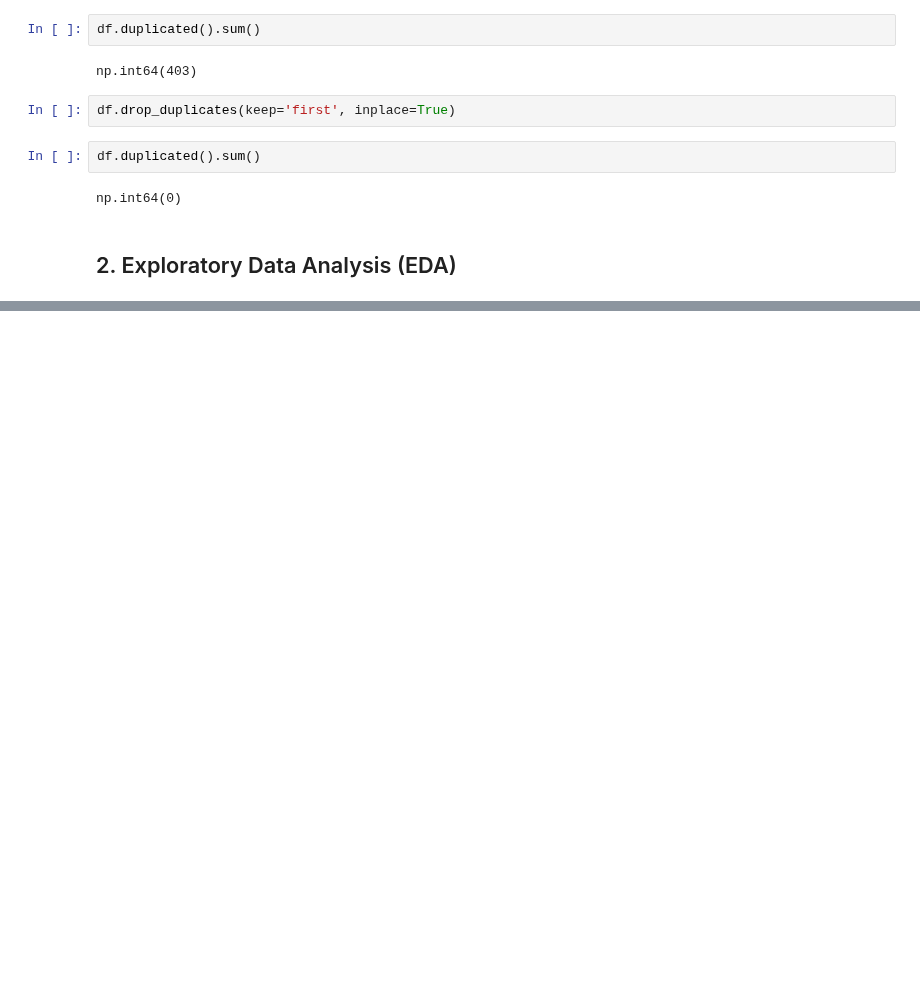
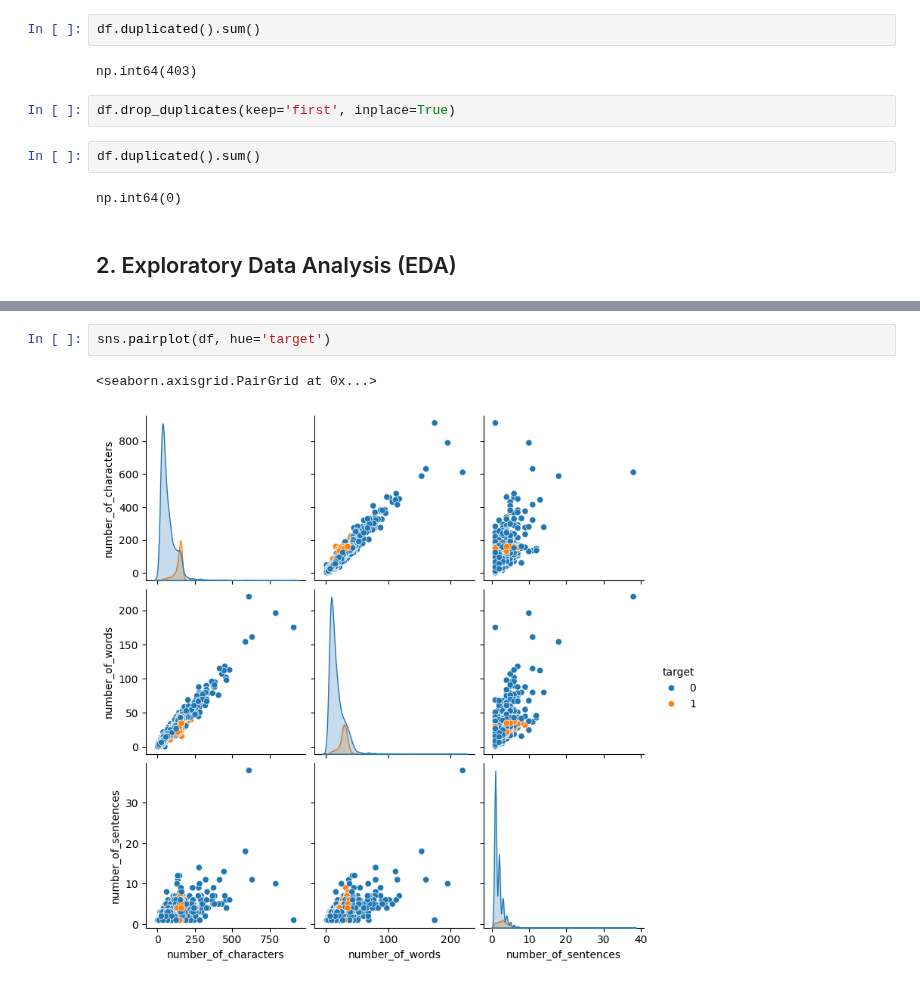
Before and after one commit to SakshiKhatiwada/Python, a Jupyter notebook: Spam-Filter/main.ipynb, the cells around one changed output, grey strips where cells are left out. Saved outputs shown, nothing was run; the diff lists cells and outputs as text; blank space fills up the shorter version.

```diff
--- a/Spam-Filter/main.ipynb
+++ b/Spam-Filter/main.ipynb
@@ -110,0 +222,5 @@ np.int64(0)
+# %%
+sns.pairplot(df, hue='target')
+# %% [output]
+<seaborn.axisgrid.PairGrid at 0x...>
+[figure, added]
```
Also changed, not shown: parts of 17 cells of this notebook.
